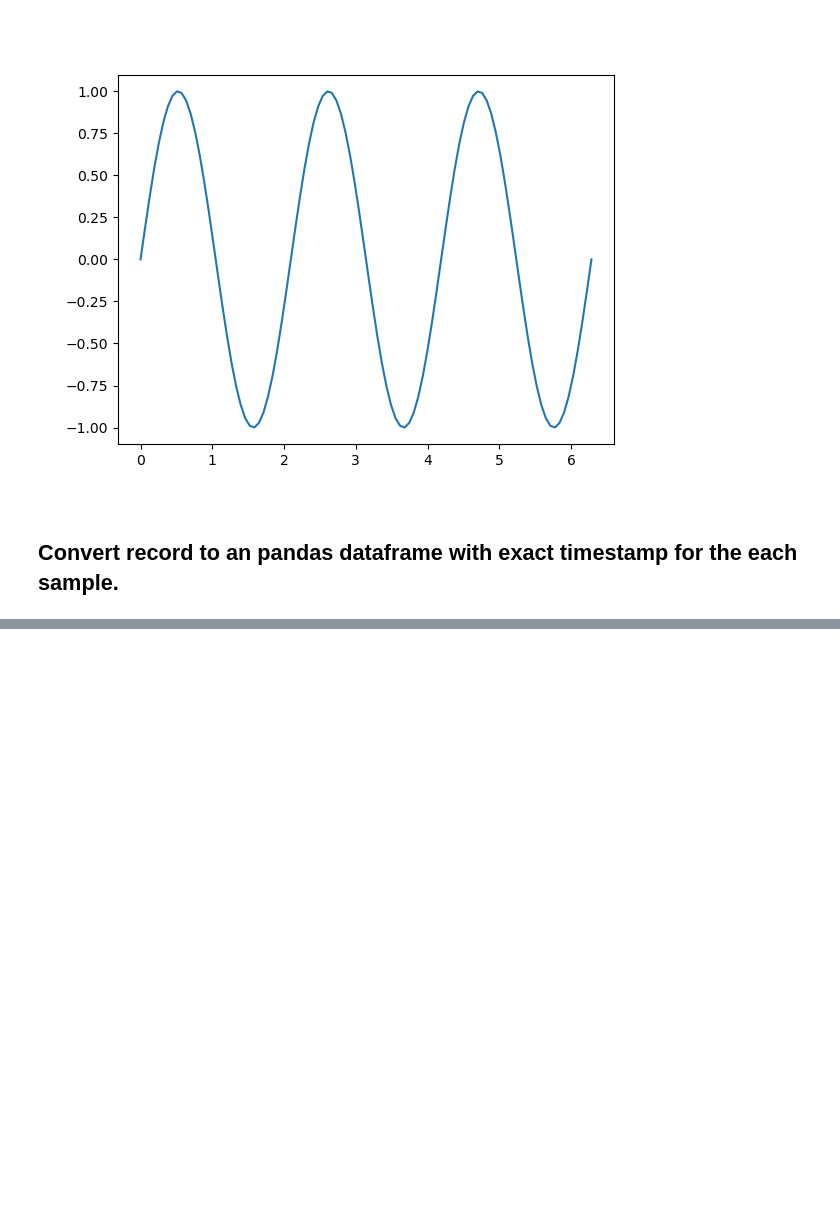
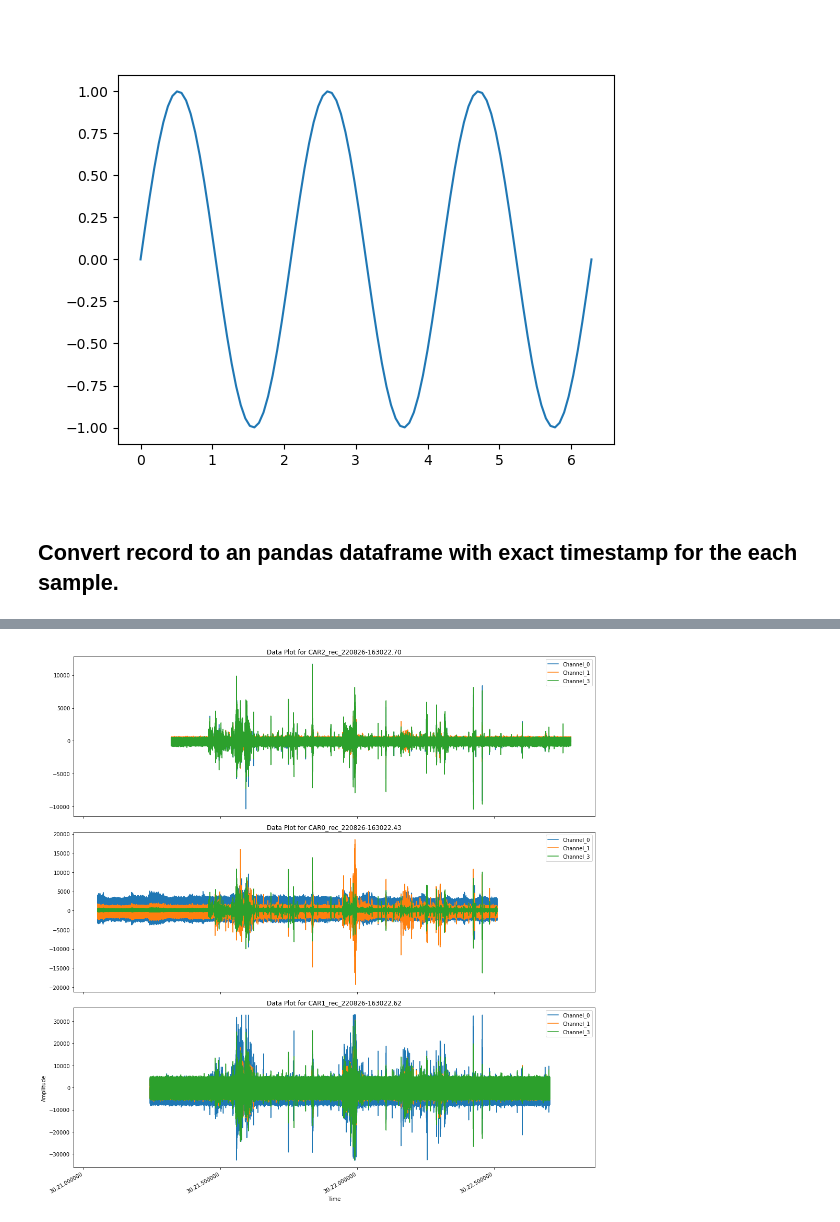
Before and after one commit to ODZ-UJF-AV-CR/CRREAT_cars, a Jupyter notebook: VLF_lightning/VLF_viewer.ipynb, the cells around one changed output, grey strips where cells are left out. Drawn from its saved outputs; the diff is of its cells as text; code cells hidden in the pictures; blank space fills up the shorter version.

Commit message:
Update function to timestamp all samples without time window input.

```diff
--- a/VLF_lightning/VLF_viewer.ipynb
+++ b/VLF_lightning/VLF_viewer.ipynb
@@ -224,14 +163,9 @@ files = ['/storage/experiments/2022/0826_bourka_staryvestec_CAR2/parallella-VLF/
 
 sps = 10e6 # 10 Msps
 # %%
-date_str = "2022-08-26"
-time_window_start = "16:30:21.5"  # Začátek extrakce
-time_window_end = "16:30:22.52"    # Konec extrakce
 selected_channels = [0, 1, 3] # Selection of channels with antenna connected
-output_directory = "./test_data/"
 
-
-fragments, id_to_station = extract_signal_fragment_with_datetime(files, date_str, time_window_start, time_window_end, selected_channels, sps)
+fragments, id_to_station = extract_signal_with_datetime(files, selected_channels, sps)
 # %%
 fragments
 # %% [output]
@@ -254,0 +189,32 @@ fragments
+# %%
+import matplotlib.pyplot as plt
+
+def plot_fragments_shared_axis(fragments):
+    # Vytvoření figure a nastavení velikosti
+    fig, axs = plt.subplots(len(fragments), 1, figsize=(15, 5 * len(fragments)), sharex=True)
+
+    # Zkontrolujte, jestli axs je iterable (v případě, že je pouze jeden fragment)
+    if len(fragments) == 1:
+        axs = [axs]
+
+    # Iterace přes každý fragment
+    for ax, (label, data) in zip(axs, fragments):
+        for channel in data.columns:
+            ax.plot(data.index, data[channel], label=channel)
+        ax.set_title(f"Data Plot for {label}")
+        ax.legend()
+
+    # Nastavení společných os pro všechny subplots
+    for ax in axs:
+        ax.label_outer()  # Skryje x-labels a tick labels na vnitřních grafech
+
+    fig.autofmt_xdate()  # Auto-format date labels
+    plt.xlabel("Time")
+    plt.ylabel("Amplitude")
+    plt.tight_layout()
+    plt.show()
+
+# Example usage:
+plot_fragments_shared_axis(fragments)
+# %% [output]
+[figure, added]
```
Also changed, not shown: parts of 2 cells of this notebook.
